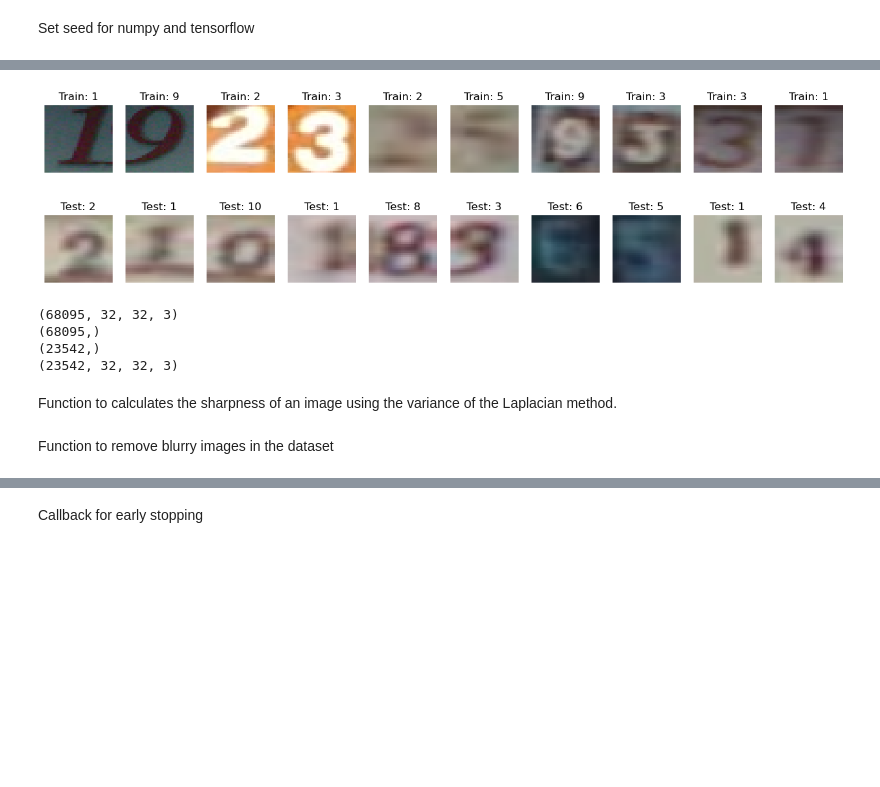
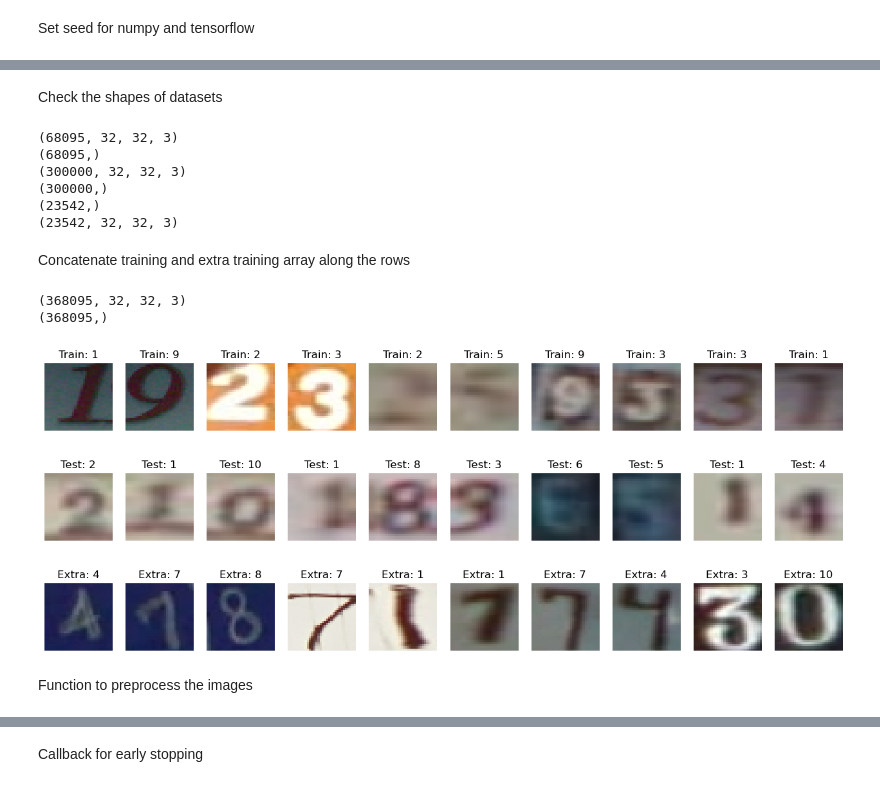
Before and after one commit to seema469/AAI_501_FinalProject_Team3, a Jupyter notebook: SVHN_ImageClassification.ipynb, the cells around one changed output, grey strips where cells are left out. Drawn from its saved outputs; the diff is of its cells as text; code cells hidden in the pictures; blank space fills up the shorter version.

```diff
--- a/SVHN_ImageClassification.ipynb
+++ b/SVHN_ImageClassification.ipynb
@@ -32,5 +42,7 @@ Load the dataset
 # %%
-train_images = np.load('.\\dataset\\train_images_singleImages.npy')
-train_labels = np.load('.\\dataset\\train_labels_singleImages.npy')
-test_images = np.load('.\\dataset\\test_images_singleImages.npy')
-test_labels = np.load('.\\dataset\\test_labels_singleImages.npy')
+train_images_short = np.load('.//dataset//train_images_singleImages.npy')
+train_labels_short = np.load('.//dataset//train_labels_singleImages.npy')
+extra_images = np.load('.//dataset//extra_images_singleImages.npy')
+extra_labels = np.load('.//dataset//extra_labels_singleImages.npy')
+test_images = np.load('.//dataset//test_images_singleImages.npy')
+test_labels = np.load('.//dataset//test_labels_singleImages.npy')
@@ -54,3 +80,11 @@ def plotTrainImages(n):
+# %%
+
+def plotExtraImages(n):
+    _, axes = plt.subplots(nrows=1, ncols = 10, figsize=(16,4))
+    for ax, image, label in zip(axes, extra_images[0:n], extra_labels):
+        ax.set_axis_off()
+        ax.imshow(image, cmap='gray')
+        ax.set_title("Extra: %i" % label)
 # %%
 def plotImages(images, imagelabels, indexes, name):
     selected_images = [images[i] for i in indexes]
@@ -63,23 +97,40 @@ def plotImages(images, imagelabels, indexes, name):
         ax.set_axis_off()
         ax.imshow(image, cmap='gray')
         ax.set_title(f"{name} label {label}")
+# %% [markdown]
+Check the shapes of datasets
+# %%
+print(train_images_short.shape)
+print(train_labels_short.shape)
+print(extra_images.shape)
+print(extra_labels.shape)
+print(test_labels.shape)
+print(test_images.shape)
+# %% [output]
+(68095, 32, 32, 3)
+(68095,)
+(300000, 32, 32, 3)
+(300000,)
+(23542,)
+(23542, 32, 32, 3)
+# %% [markdown]
+Concatenate training and extra training array along the rows
+# %%
+train_images = np.vstack((train_images_short, extra_images))
+train_labels = np.concatenate((train_labels_short, extra_labels))
+
+print(train_images.shape)
+print(train_labels.shape)
+# %% [output]
+(368095, 32, 32, 3)
+(368095,)
 # %%
 
 # Visualize train and test images
 plotTrainImages(10)
 plotTestImages(10)
+plotExtraImages(10)
 # %% [output]
 [figure]
 [figure]
+[figure, added]
-# %%
-print(train_images.shape)
-print(train_labels.shape)
-print(test_labels.shape)
-print(test_images.shape)
-# %% [output]
-(68095, 32, 32, 3)
-(68095,)
-(23542,)
-(23542, 32, 32, 3)
-# %% [markdown]
-Function to calculates the sharpness of an image using the variance of the Laplacian method.
@@ -94,2 +137,2 @@ def calculate_color_image_sharpness(image):
 # %% [markdown]
-Function to remove blurry images in the dataset
+Function to  preprocess the images
```
Also changed, not shown: parts of 51 cells of this notebook.
